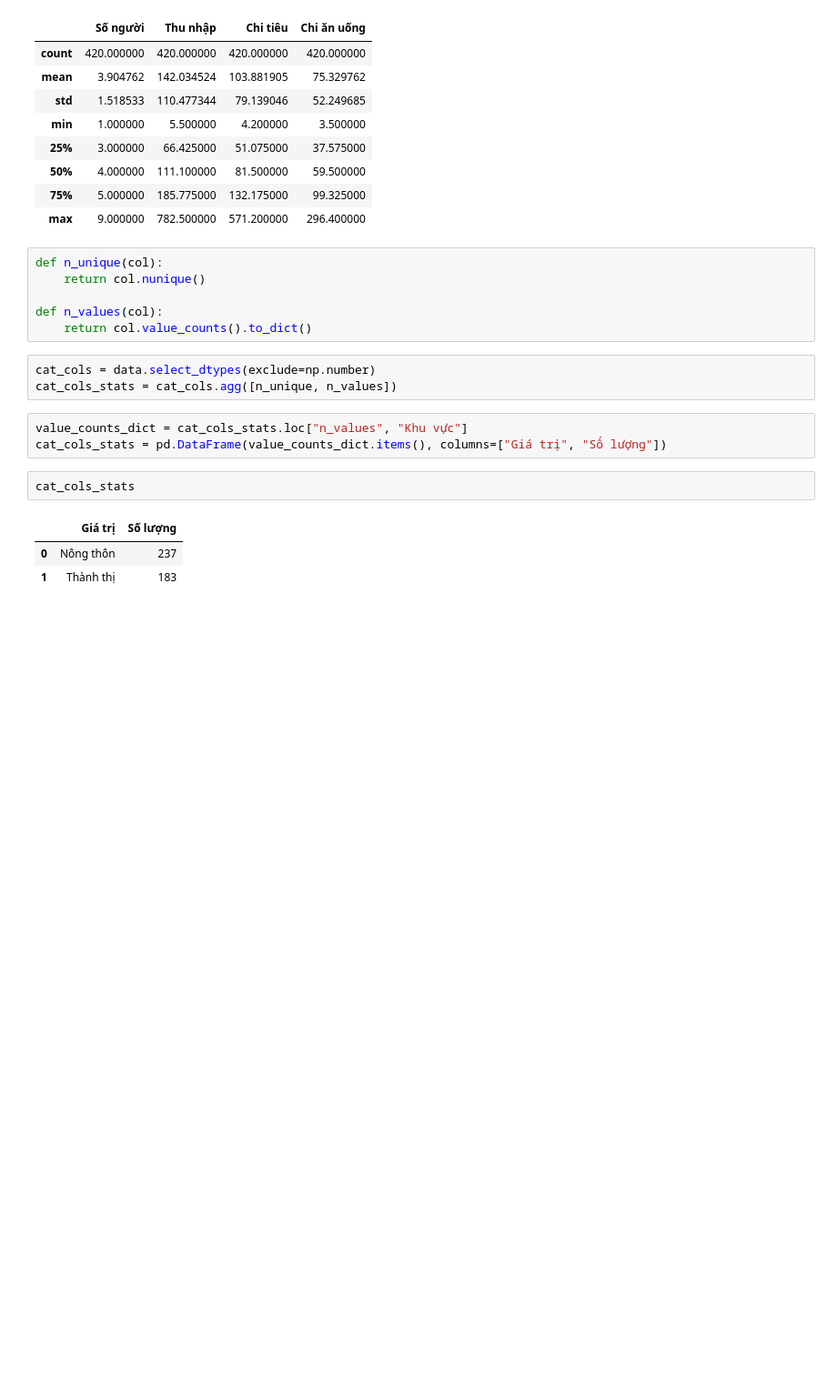
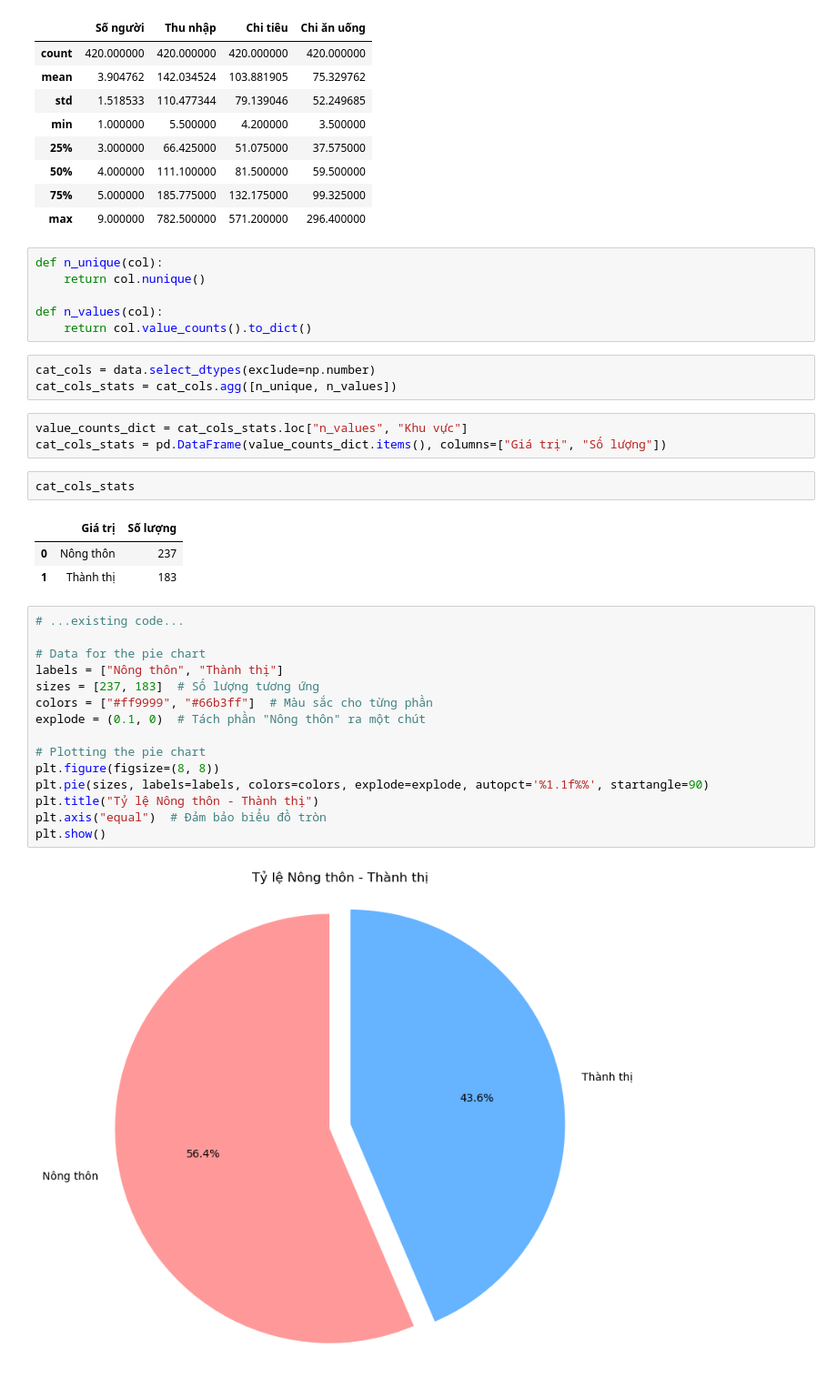
Before and after one commit to mandeotv1234/TQHDL_0504, a Jupyter notebook: dv.ipynb, the cells around one changed output. Shown at 91% size. Drawn from its saved outputs; the diff is of its cells as text; blank space fills up the shorter version.

```diff
--- a/dv.ipynb
+++ b/dv.ipynb
@@ -83,3 +83,20 @@ cat_cols_stats
 |  | Giá trị | Số lượng |
 | 0 | Nông thôn | 237 |
 | 1 | Thành thị | 183 |
+# %%
+# ...existing code...
+
+# Data for the pie chart
+labels = ["Nông thôn", "Thành thị"]
+sizes = [237, 183]  # Số lượng tương ứng
+colors = ["#ff9999", "#66b3ff"]  # Màu sắc cho từng phần
+explode = (0.1, 0)  # Tách phần "Nông thôn" ra một chút
+
+# Plotting the pie chart
+plt.figure(figsize=(8, 8))
+plt.pie(sizes, labels=labels, colors=colors, explode=explode, autopct='%1.1f%%', startangle=90)
+plt.title("Tỷ lệ Nông thôn - Thành thị")
+plt.axis("equal")  # Đảm bảo biểu đồ tròn
+plt.show()
+# %% [output]
+[figure, added]
```
Also changed, not shown: parts of 2 cells of this notebook.
